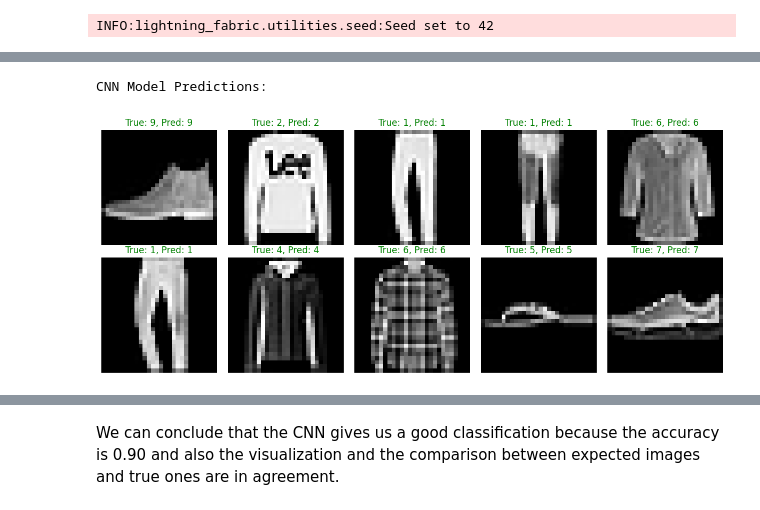
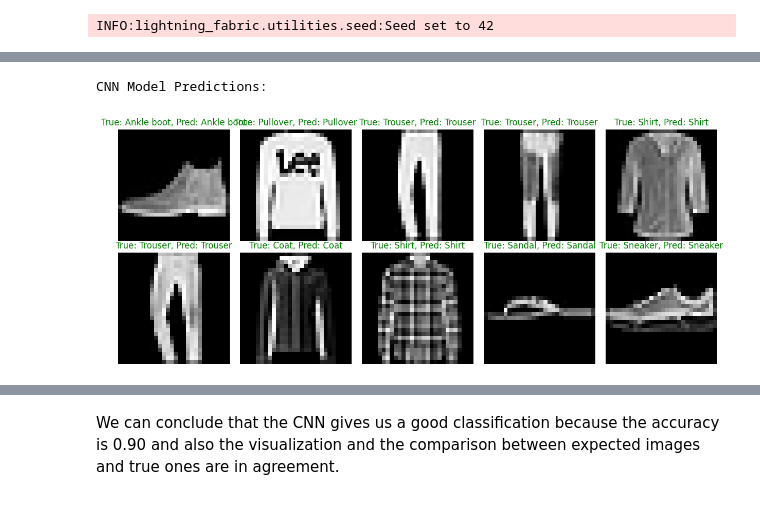
Before and after one commit to GiorgiaVitanza/DataScience, a Jupyter notebook: MLP_CNN_exercise.ipynb, the cells around one changed output, grey strips where cells are left out. Saved outputs shown, nothing was run; the diff lists cells and outputs as text; code cells hidden in the pictures.

```diff
--- a/MLP_CNN_exercise.ipynb
+++ b/MLP_CNN_exercise.ipynb
@@ -123,14 +123,14 @@ class FashionMNISTDataModule(pl.LightningDataModule):
 
     def train_dataloader(self):
         return DataLoader(
-            self.mnist_train, batch_size=self.batch_size, shuffle=True, num_workers=4
+            self.mnist_train, batch_size=self.batch_size, shuffle=True, num_workers=2
         )
 
     def val_dataloader(self):
-        return DataLoader(self.mnist_val, batch_size=self.batch_size, num_workers=4)
+        return DataLoader(self.mnist_val, batch_size=self.batch_size, num_workers=2)
 
     def test_dataloader(self):
-        return DataLoader(self.mnist_test, batch_size=self.batch_size, num_workers=4)
+        return DataLoader(self.mnist_test, batch_size=self.batch_size, num_workers=2)
 # %%
 # TODO: Implement FashionMNISTClassifierCNN based on MNISTClassifierCNN
 class FashionMNISTClassifierCNN(pl.LightningModule):
@@ -314,35 +314,35 @@ def show_predictions(model, num_samples=10):
     batch = next(iter(test_loader))
     images, labels = batch
 
     # Get predictions
     model.eval()
     with torch.no_grad():
         logits = model(images)
         preds = torch.argmax(logits, dim=1)
 
     # Plot images with predictions
     fig, axes = plt.subplots(2, 5, figsize=(12, 5))
     axes = axes.flatten()
 
     for i, ax in enumerate(axes):
         img = images[i].squeeze().cpu().numpy()
         label = labels[i].item()
         pred = preds[i].item()
 
         ax.imshow(img, cmap='gray')
         title_color = 'green' if pred == label else 'red'
-        ax.set_title(f'True: {label}, Pred: {pred}', color=title_color)
+        ax.set_title(f'True: {fashion_class_names[label]}, Pred: {fashion_class_names[pred]}', color=title_color)
         ax.axis('off')
 
     plt.tight_layout()
     plt.show()
 
 # Show predictions from CNN model
 print("CNN Model Predictions:")
 show_predictions(cnn_model)
 # %% [output]
 CNN Model Predictions:
-[figure, old version]
+[figure, new version]
 # %%
 from torchsummary import summary
 
```
Also changed, not shown: parts of 3 cells of this notebook.
